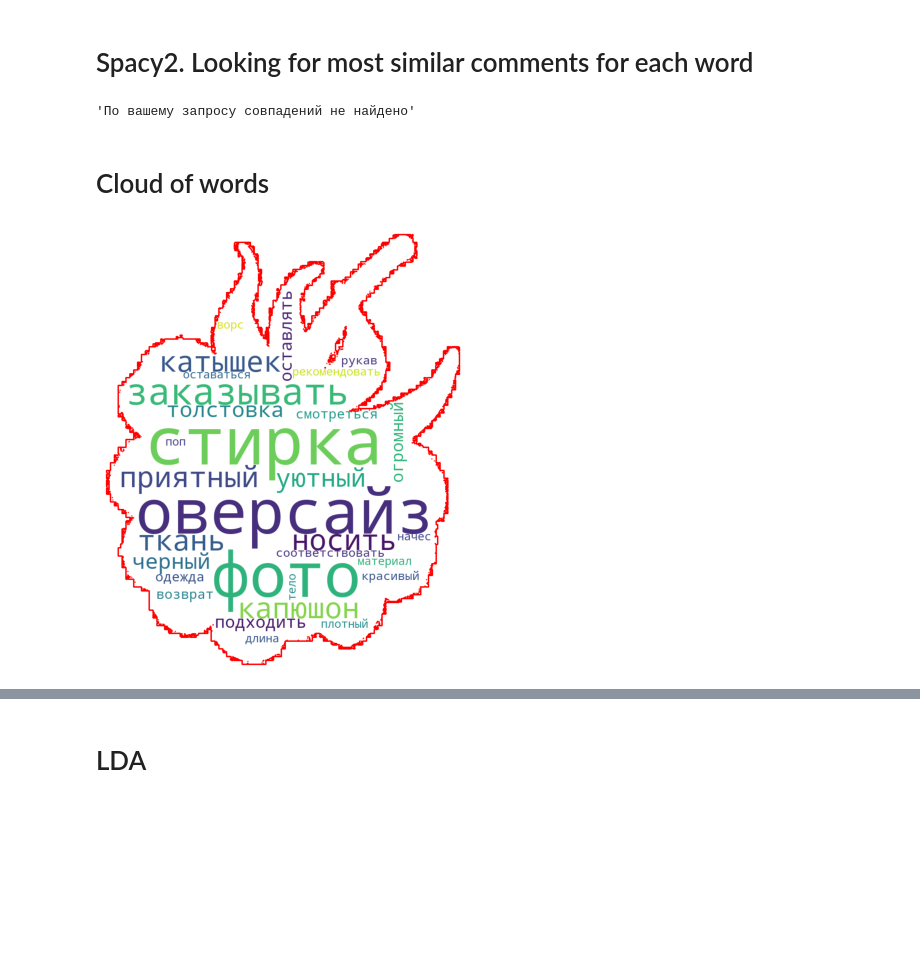
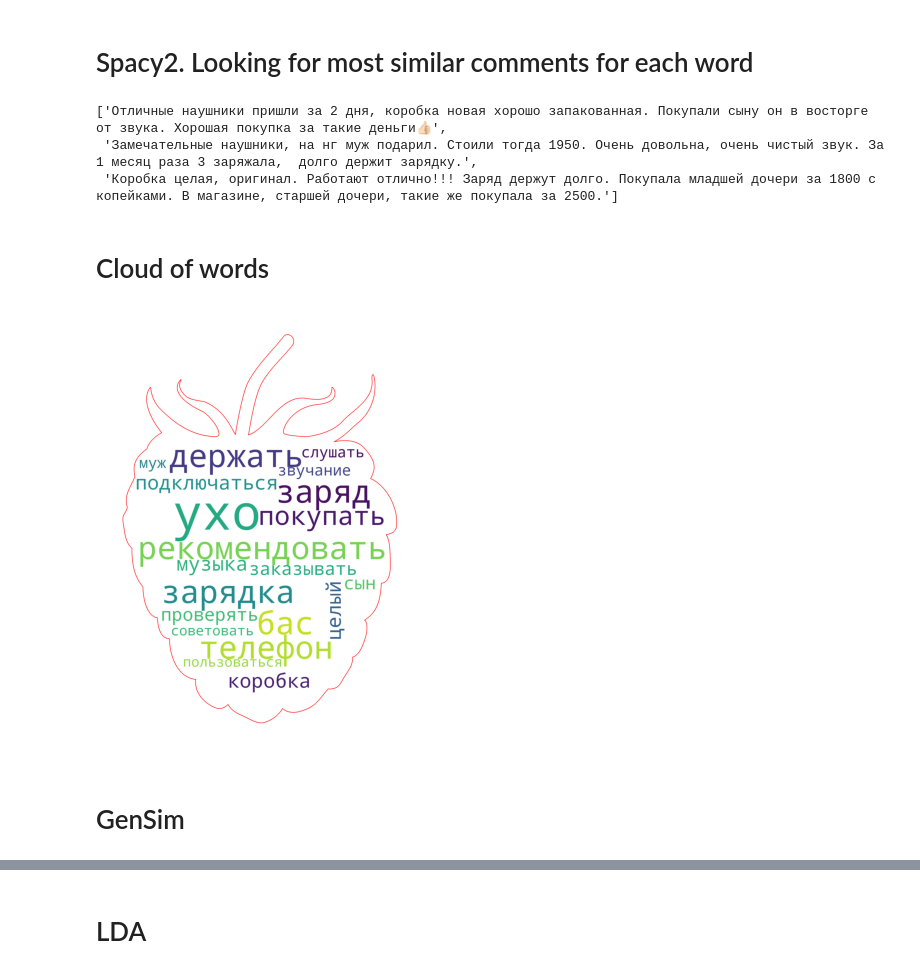
Before and after one commit to SvetlanaY/Wildberries_bot, a Jupyter notebook: Jupiter/Stopwords.ipynb, the cells around one changed output, grey strips where cells are left out. Drawn from its saved outputs; the diff is of its cells as text; code cells hidden in the pictures; blank space fills up the shorter version.

```diff
--- a/Jupiter/Stopwords.ipynb
+++ b/Jupiter/Stopwords.ipynb
@@ -237,5 +238,5 @@ df['lemma_comment'] = res
 # %%
 %time
 df['lemma_comment'] = df['lemma_comment'].map(lambda x: delete_stopwords(x))
-df = df.drop(df[df['lemma_comment']==''].index)
+df = df.drop(df[df['lemma_comment']==''].index).reset_index(drop = True)
 # %% [output]
@@ -253,5 +254,3 @@ df.head(5)
-# %%
-df = df.reset_index(drop = True)
 # %%
 preprocessed_comments = df['lemma_comment']
 # %% [markdown]
@@ -417,13 +462,15 @@ def top_10_similar2(word_for_checking, dataframe):
     else:
         return "По вашему запросу совпадений не найдено"
 # %%
-top_10_similar2('норма', df)
+top_10_similar2('подарок', df)
 # %% [output]
-'По вашему запросу совпадений не найдено'
+['Отличные наушники пришли за 2 дня, коробка новая хорошо запакованная. Покупали сыну он в восторге от звука. Хорошая покупка за такие деньги👍🏻',
+ 'Замечательные наушники, на нг муж подарил. Стоили тогда 1950. Очень довольна, очень чистый звук. За 1 месяц раза 3 заряжала,  долго держит зарядку.',
+ 'Коробка целая, оригинал. Работают отлично!!! Заряд держут долго. Покупала младшей дочери за 1800 с копейками. В магазине, старшей дочери, такие же покупала за 2500.']
 # %% [markdown]
 # Cloud of words
 # %%
-mask = np.array(Image.open('../berry.jpg'))
+mask = np.array(Image.open('../malina_black.png'))
 def new_wordcloud(tf_idf_indexes):
     unique_string=(" ").join(tf_idf_indexes)
     wordcloud = WordCloud(background_color='white',
@@ -432,12 +479,14 @@ def new_wordcloud(tf_idf_indexes):
                           height = mask.shape[0],
                           contour_width=3,
                           contour_color='red').generate(unique_string)
-    plt.figure(figsize=(15,8))
+    plt.figure(figsize=(12,8))
     plt.imshow(wordcloud)
     plt.axis("off")
     plt.show()
     plt.close()
 # %%
-new_wordcloud(tfidf2.head(30).index)
+new_wordcloud(tfidf2.head(20).index)
 # %% [output]
-[figure, old version]
+[figure, new version]
+# %% [markdown]
+# GenSim
```
Also changed, not shown: parts of 92 cells of this notebook, 16 other files.
